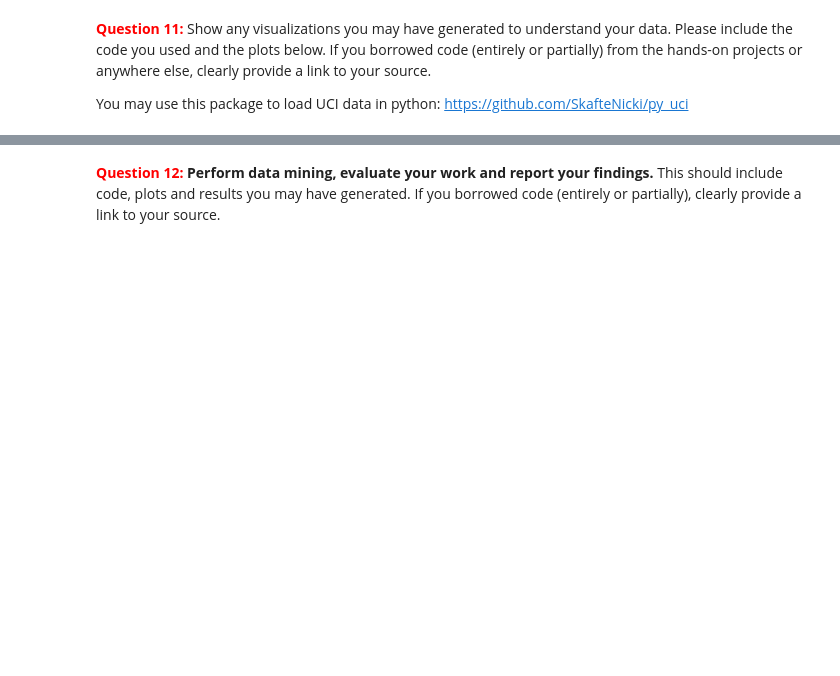
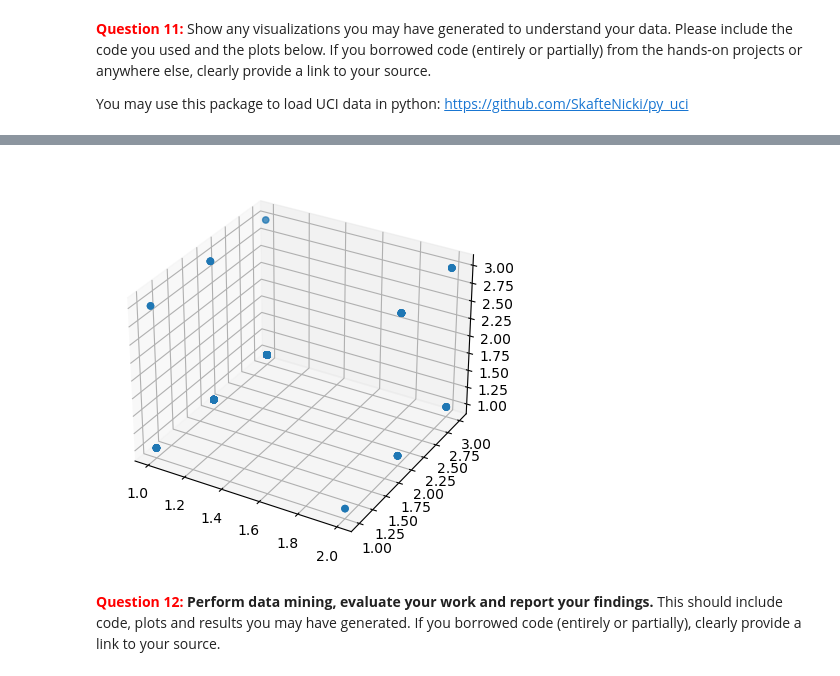
Before and after one commit to andrewstring/intelligent-data-analysis-final-project, a Jupyter notebook: Hands-on Project.ipynb, the cells around one changed output, grey strips where cells are left out. Saved outputs shown, nothing was run; the diff lists cells and outputs as text; code cells hidden in the pictures; blank space fills up the shorter version.

```diff
--- a/Hands-on Project.ipynb
+++ b/Hands-on Project.ipynb
@@ -93,3 +80,12 @@ plt.show()
+# %%
+fig = plt.figure(1,figsize=(5,5))
+plt.clf()
+
+ax = fig.add_subplot(projection="3d")
+ax.scatter(df[["3"]],df[["4"]],df[["5"]])
+plt.show()
+# %% [output]
+[figure, added]
 # %% [markdown]
 <span style="color:red">**Question 12:** </span> **Perform data mining, evaluate your work and report your findings.** This should include code, plots and results you may have generated. If you borrowed code (entirely or partially), clearly provide a link to your source.
 # %%
```
Also changed, not shown: parts of 6 cells of this notebook.
